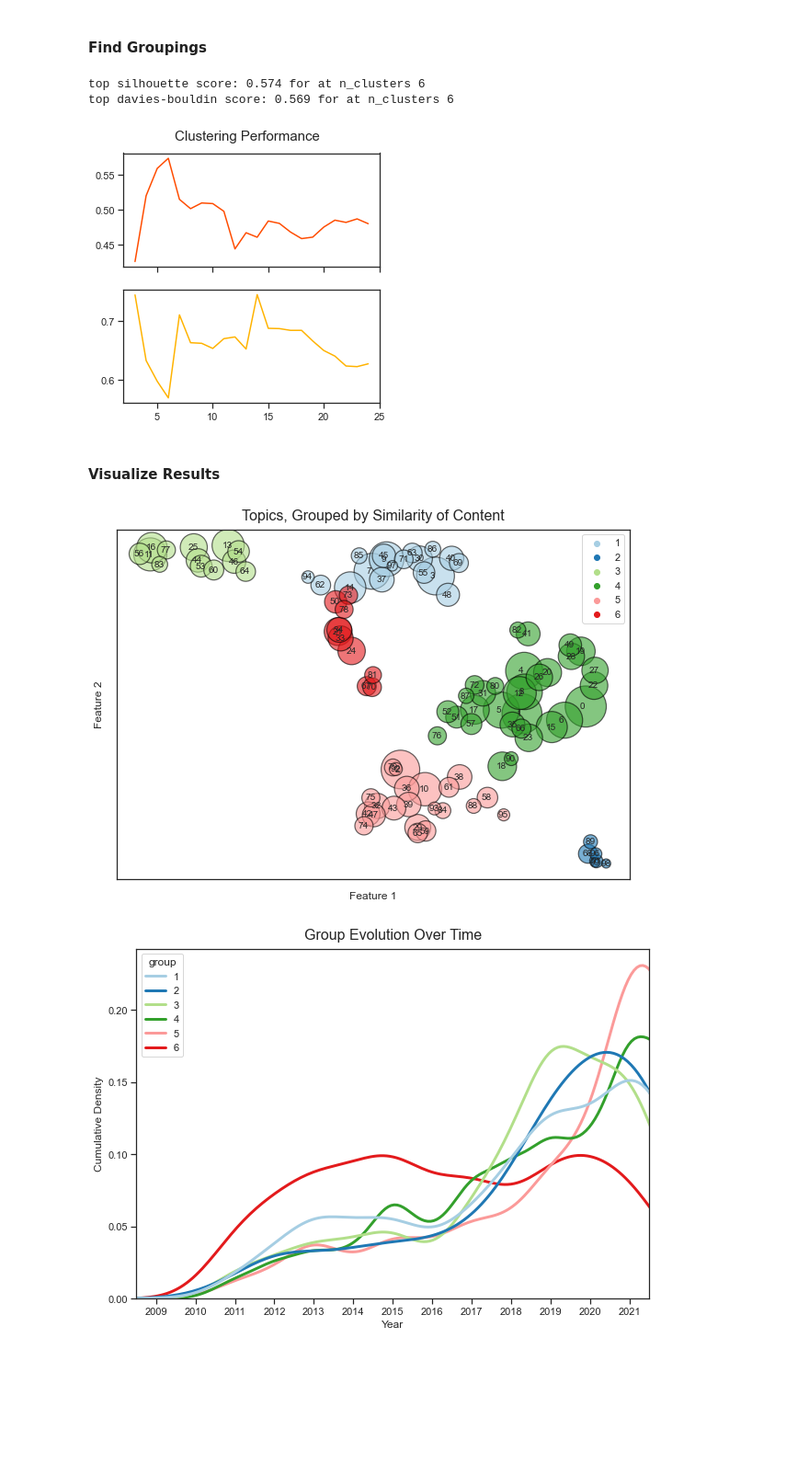
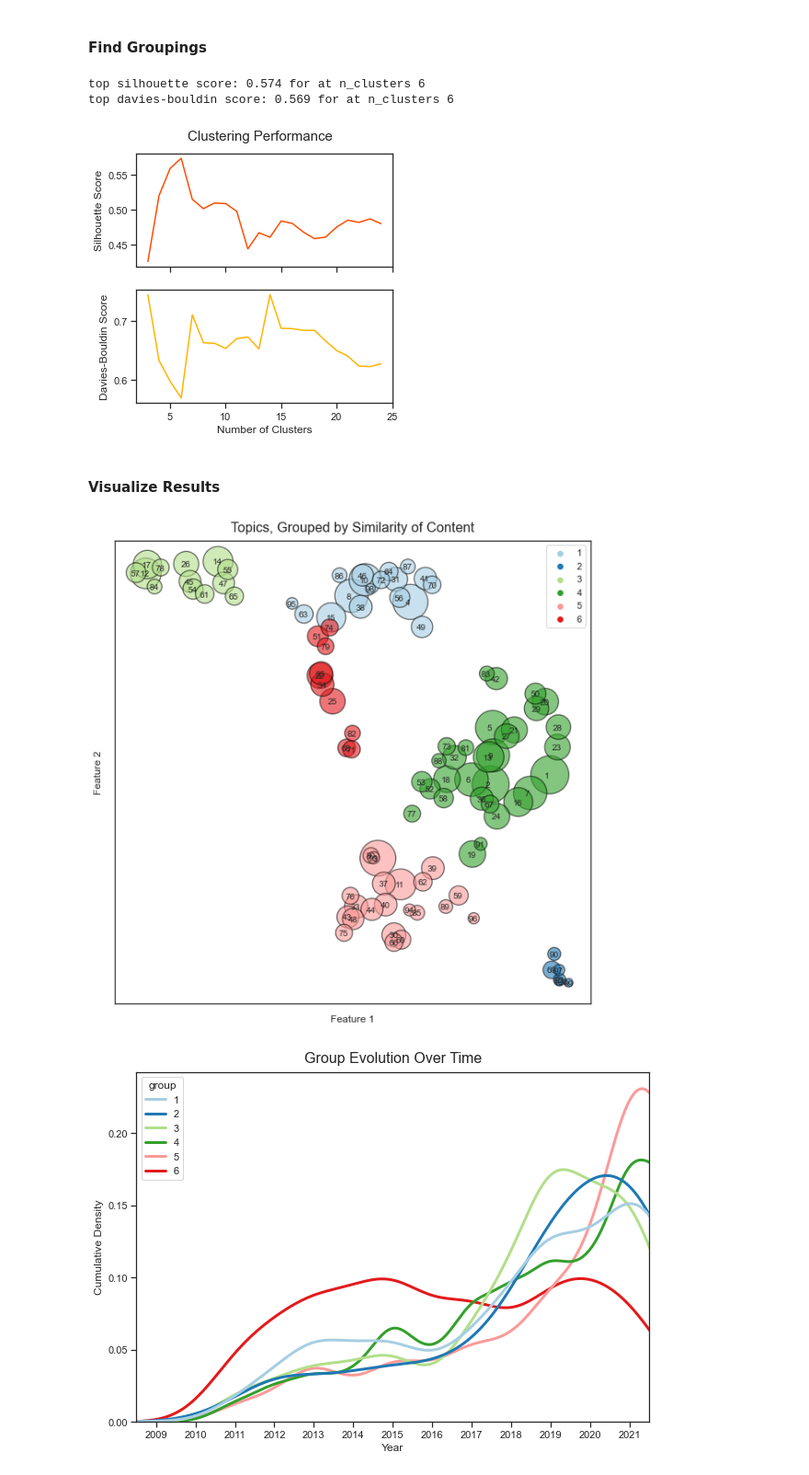
Before and after one commit to sssomani/statins_reddit, a Jupyter notebook: notebooks/BERTopic_statins.ipynb, the cells around one changed output. Shown at 92% size. Drawn from its saved outputs; the diff is of its cells as text; code cells hidden in the pictures; blank space fills up the shorter version.

```diff
--- a/notebooks/BERTopic_statins.ipynb
+++ b/notebooks/BERTopic_statins.ipynb
@@ -130,6 +130,12 @@ def find_clustering_scores(c_tf_idf_embed, llim=3, ulim=25):
         fig, ax = plt.subplots(nrows=2, ncols=1, sharex=True, figsize=(5, 5))
         sns.lineplot(x=cluster_arr, y=ss, palette='autumn', ax=ax[0], color=cm['autumn'](0.3))
         sns.lineplot(x=cluster_arr, y=db, palette='autumn', ax=ax[1], color=cm['autumn'](0.7))
+
+        ax[0].set_ylabel('Silhouette Score')
+        ax[1].set_ylabel('Davies-Bouldin Score')
+
+        ax[1].set_xlabel('Number of Clusters')
+
         fig.suptitle('Clustering Performance', fontsize=15, y=0.95)
 
     ideal_n_clusters = cluster_arr[np.argmax(ss)]
@@ -144,28 +150,28 @@ c_tf_idf_embed_clust = SpectralClustering(n_clusters=ideal_n_clusters, random_st
 # %% [output]
 top silhouette score: 0.574 for at n_clusters 6
 top davies-bouldin score: 0.569 for at n_clusters 6
-[figure, old version]
+[figure, new version]
 # %% [markdown]
 #### Visualize Results
 # %%
 with sns.plotting_context('notebook'):
     sns.set_style('white')
-    plt.figure(figsize=(10, 7))
+    plt.figure(figsize=(10, 10))
     ax = sns.scatterplot(*c_tf_idf_embed_vis.T, size=spec_topic_model.get_topic_info()['Count'], \
                     hue=c_tf_idf_embed_clust, sizes=(100, 2000), \
                     alpha=0.6, palette='Paired', legend=True, edgecolor='k')
     h,l = ax.get_legend_handles_labels()
     for i, coords in enumerate(c_tf_idf_embed_vis):
-        ax.annotate(i, coords - [0.09, 0.05], fontsize=10)
+        ax.annotate(i + 1, coords - [0.09, 0.05], fontsize=10)
     plt.legend(h[0:ideal_n_clusters],l[0:ideal_n_clusters]) #,bbox_to_anchor=(1.05, 1) , loc=2, borderaxespad=0., fontsize=13)
     ax.set_title('Topics, Grouped by Similarity of Content', fontsize=16, pad=10)
     ax.set_xlabel('Feature 1')
     ax.set_ylabel('Feature 2')
     ax.set_xticklabels([])
     ax.set_yticklabels([])
     plt.show(ax)
 # %% [output]
-[figure, old version]
+[figure, new version]
 # %%
 df['topic'] = spec_topics
 kw = ['"' + '", "'.join([i[0] for i in spec_topic_model.get_topic(j)]) + '"' for j in range(0, 100)]
```
Also changed, not shown: parts of 39 cells of this notebook, 19 other files.
